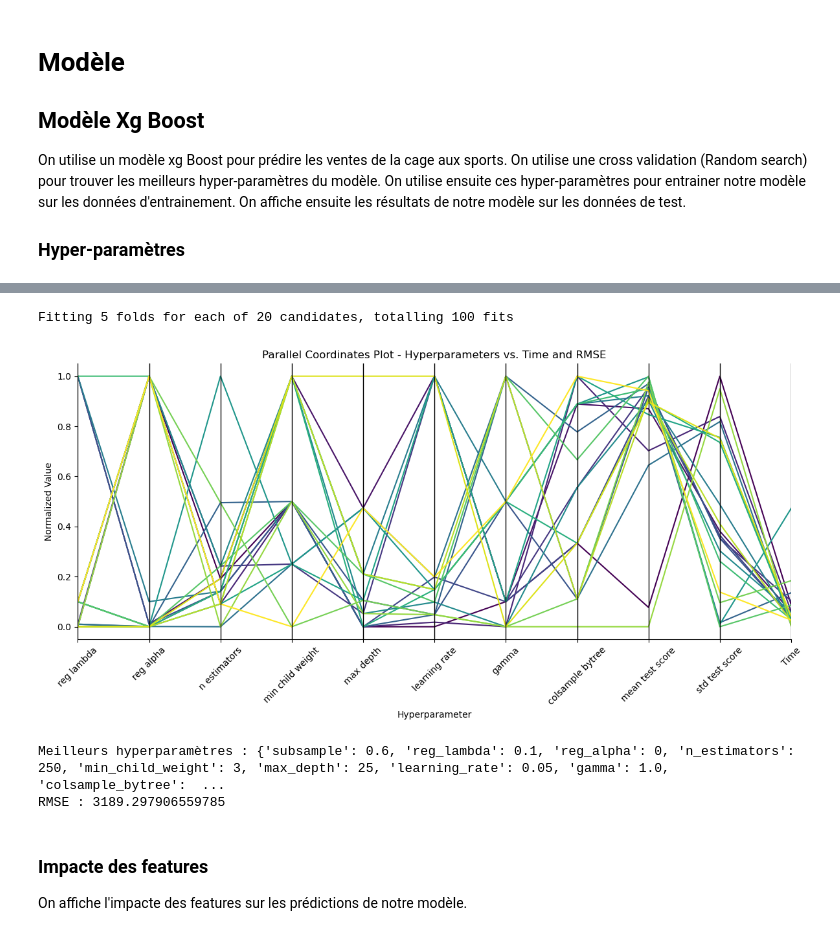
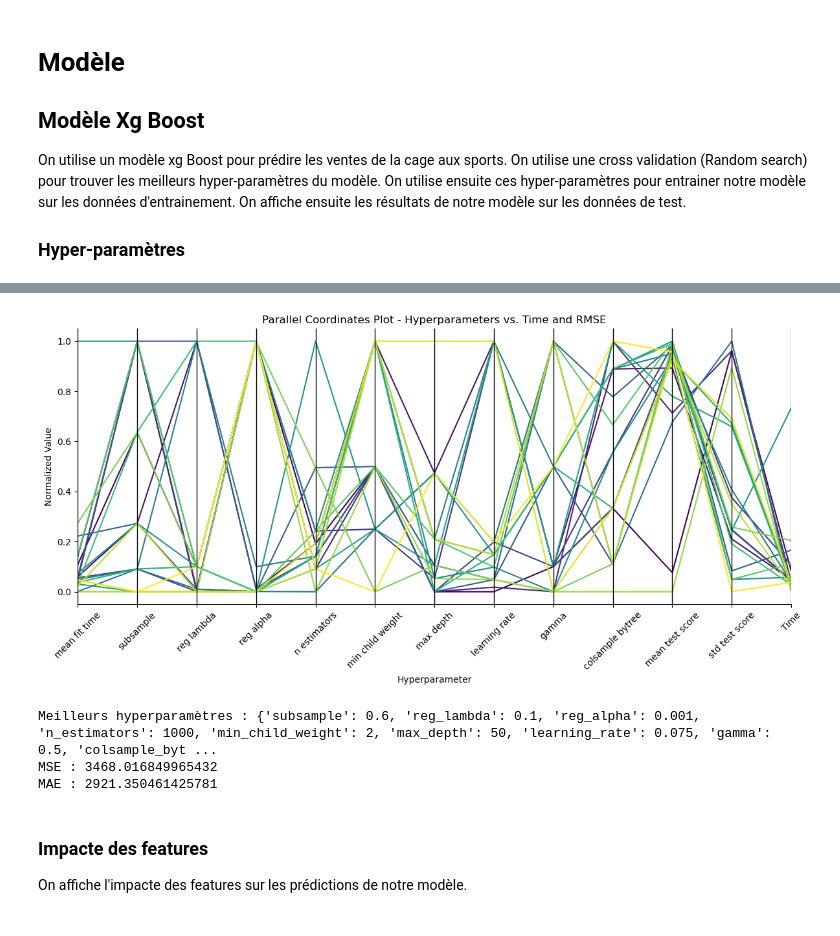
Before and after one commit to Last-Autumn-Leaf/dionysos, a Jupyter notebook: notebooks/prevision.ipynb, the cells around one changed output, grey strips where cells are left out. Saved outputs shown, nothing was run; the diff lists cells and outputs as text; code cells hidden in the pictures.

```diff
--- a/notebooks/prevision.ipynb
+++ b/notebooks/prevision.ipynb
@@ -51,7 +93,6 @@ On utilise un modèle xg Boost pour prédire les ventes de la cage aux sports. O
 
 ### Hyper-paramètres
 # %%
-lg.info("[" + str(datetime.now().strftime("%d/%m/%Y %H:%M:%S")) + "] Recherche des meilleurs hyperparamètres")
-best_params, best_model = modele_xg.hyperparametres_random(X_train, y_train, X_test, y_test,plot = True,param = 'MSE')
-best_params, best_model = modele_xg.hyperparametres_random(X_train, y_train, X_test, y_test,plot = True,param = 'MAE')
+print("[" + str(datetime.now().strftime("%d/%m/%Y %H:%M:%S")) + "] Recherche des meilleurs hyperparamètres")
+best_params, best_model = ModeleXG.hyperparametres_random(X_train, y_train, X_test, y_test,plot = True,param = 'MAE')
 # %% [output]
@@ -59,7 +101,7 @@ INFO:root:[05/06/2023 05:05:33] Recherche des meilleurs hyperparamètres
+[figure, new version]
-Fitting 5 folds for each of 20 candidates, totalling 100 fits
+Meilleurs hyperparamètres : {'subsample': 0.6, 'reg_lambda': 0.1, 'reg_alpha': 0.001, 'n_estimators': 1000, 'min_child_weight': 2, 'max_depth': 50, 'learning_rate': 0.075, 'gamma': 0.5, 'colsample_byt ...
+MSE : 3468.016849965432
+MAE : 2921.350461425781
-[figure, old version]
-Meilleurs hyperparamètres : {'subsample': 0.6, 'reg_lambda': 0.1, 'reg_alpha': 0, 'n_estimators': 250, 'min_child_weight': 3, 'max_depth': 25, 'learning_rate': 0.05, 'gamma': 1.0, 'colsample_bytree':  ...
-RMSE : 3189.297906559785
 # %% [markdown]
 ### Impacte des features
 
```
Also changed, not shown: parts of 11 cells of this notebook, 14 other files.
